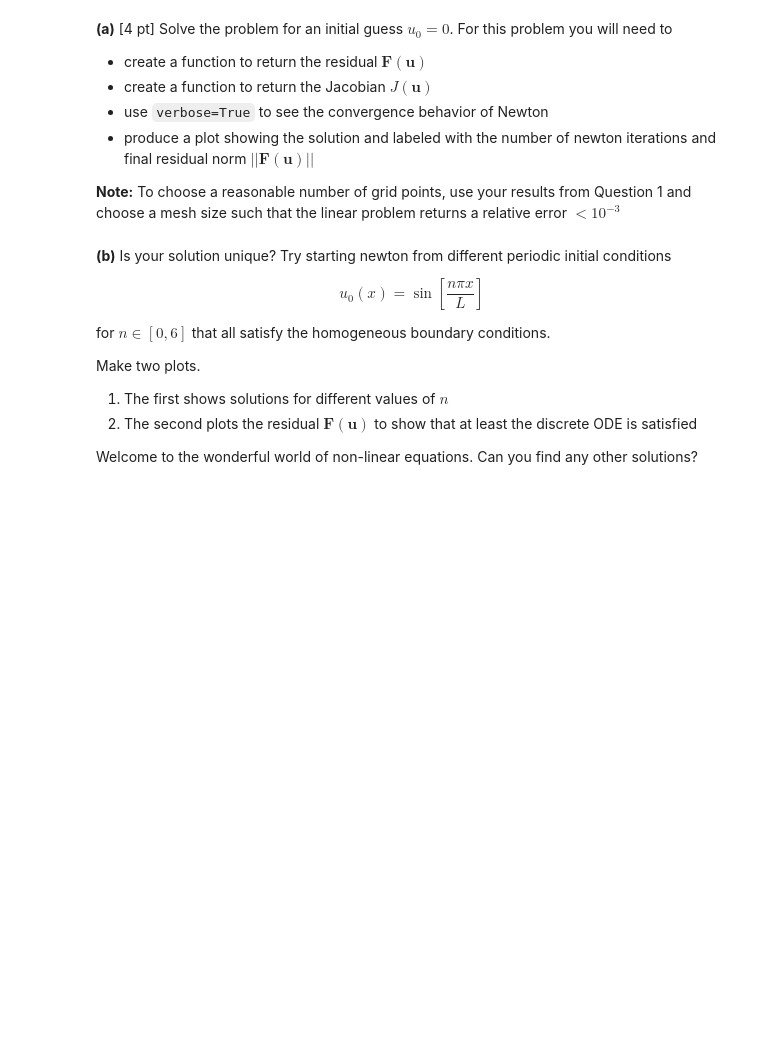
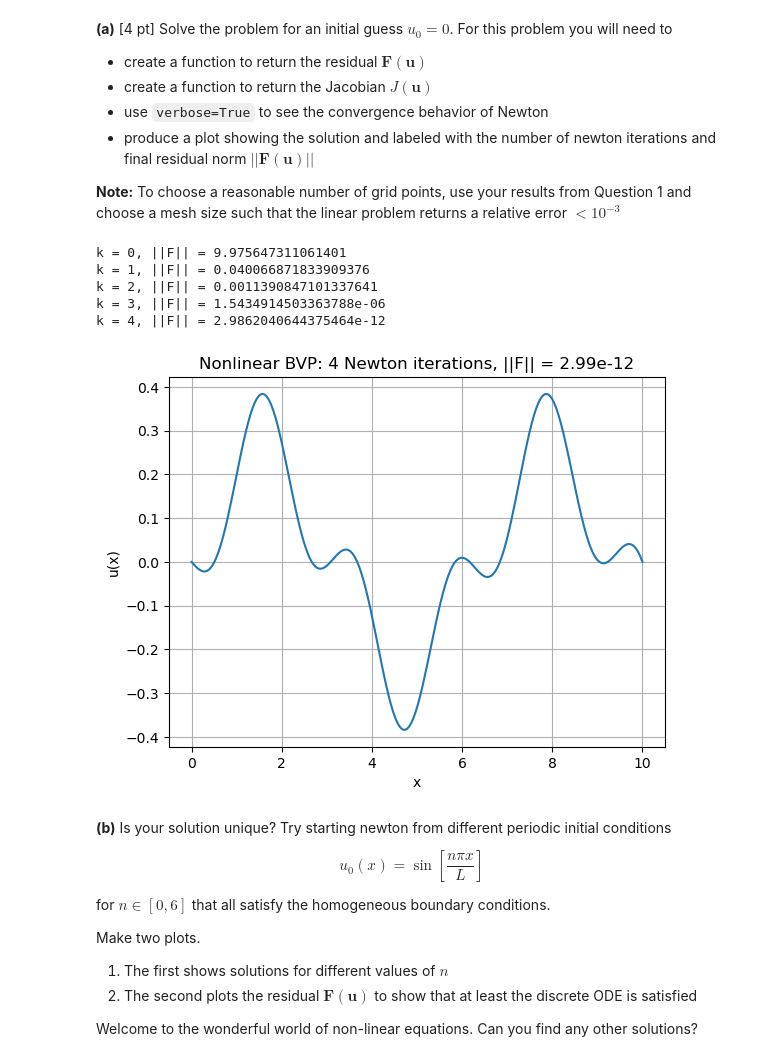
Before and after one commit to mpmendoza/intro-numerical-methods, a Jupyter notebook: hw6/HW6_ODE_BVP.ipynb, the cells around one changed output. Drawn from its saved outputs; the diff is of its cells as text; code cells hidden in the pictures; blank space fills up the shorter version.

```diff
--- a/hw6/HW6_ODE_BVP.ipynb
+++ b/hw6/HW6_ODE_BVP.ipynb
@@ -289,3 +732,53 @@ raise NotImplementedError()
+# %%
+# YOUR CODE HERE
+# Setup
+N = 200  # Choose based on Q1 results
+L = 10.0
+x = numpy.linspace(0, L, N)
+dx = x[1] - x[0]
+
+def F(u):
+    """Residual for u'' + sin(u) = sin(3x)"""
+    res = numpy.zeros_like(u)
+    res[0] = u[0]
+    res[-1] = u[-1]
+    for i in range(1, N-1):
+        u_xx = (u[i-1] - 2*u[i] + u[i+1]) / dx**2
+        res[i] = u_xx + numpy.sin(u[i]) - numpy.sin(3*x[i])
+    return res
+
+def J(u):
+    """Jacobian of F"""
+    jac = lil_matrix((N, N))
+    jac[0, 0] = 1.0
+    jac[-1, -1] = 1.0
+    for i in range(1, N-1):
+        jac[i, i-1] = 1.0 / dx**2
+        jac[i, i] = -2.0 / dx**2 + numpy.cos(u[i])
+        jac[i, i+1] = 1.0 / dx**2
+    return jac.tocsr()
+
+# Initial guess: u0 = 0
+u0 = numpy.zeros(N)
+
+# Solve
+u_sol, k = newton(F, J, u0, verbose=True)
+
+# Plot
+plt.figure()
+plt.plot(x, u_sol)
+plt.xlabel('x')
+plt.ylabel('u(x)')
+plt.title(f'Nonlinear BVP: {k} Newton iterations, ||F|| = {numpy.linalg.norm(F(u_sol)):.2e}')
+plt.grid(True)
+plt.show()
+# %% [output]
+k = 0, ||F|| = 9.975647311061401
+k = 1, ||F|| = 0.040066871833909376
+k = 2, ||F|| = 0.0011390847101337641
+k = 3, ||F|| = 1.5434914503363788e-06
+k = 4, ||F|| = 2.9862040644375464e-12
+[figure, added]
 # %% [markdown]
 **(b)**  Is your solution unique?  Try starting newton from different
   periodic initial conditions
```
Also changed, not shown: parts of 13 cells of this notebook.
